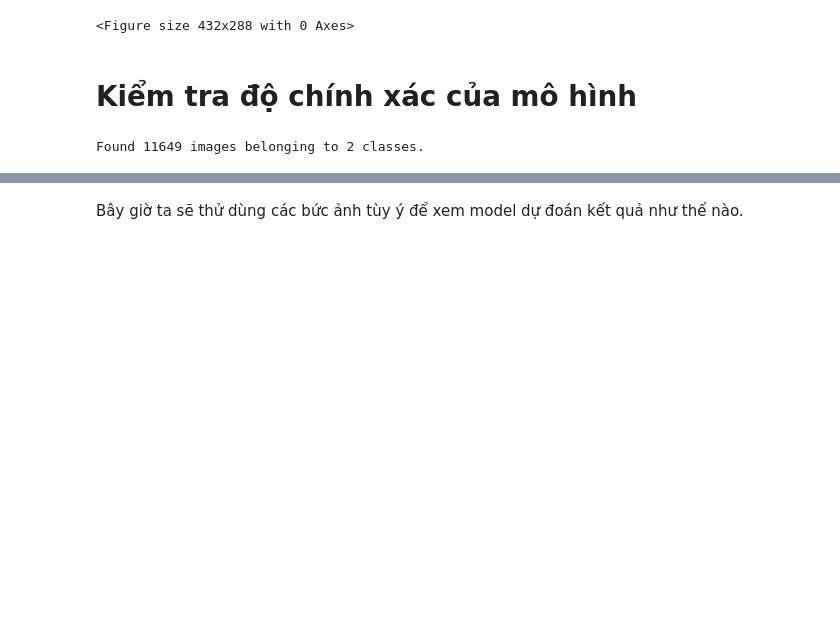
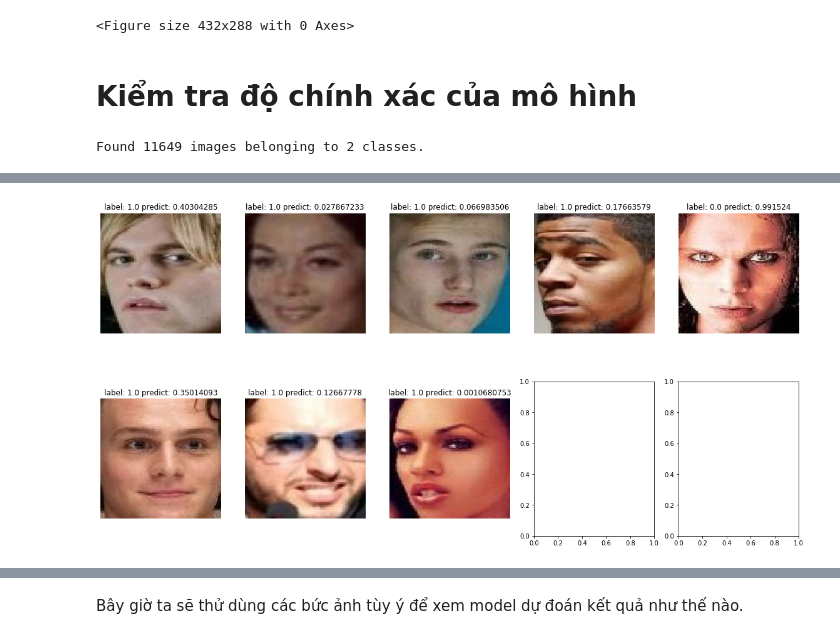
Before and after one commit to huynhdoanho/p4ds, a Jupyter notebook: newest.ipynb, the cells around one changed output, grey strips where cells are left out. Saved outputs shown, nothing was run; the diff lists cells and outputs as text; code cells hidden in the pictures; blank space fills up the shorter version.

```diff
--- a/newest.ipynb
+++ b/newest.ipynb
@@ -293,7 +290,7 @@ plt.figure()
 # **Kiểm tra độ chính xác của mô hình**
 # %%
 test_datagen1 = ImageDataGenerator(rescale=1./255)
-test_generator = test_datagen1.flow_from_directory(
+test_gen = test_datagen1.flow_from_directory(
 '/content/data/Validation',
 target_size=(150,150),
 batch_size=128,
@@ -311,6 +312,7 @@ test_loss: 0.14636677503585815
 # %%
 batch_num=random.randrange(len(test_gen))
-predict=model.predict(test_gen[batch_num][0]).reshape(-1).round()
+poss_pre=model.predict(test_gen[batch_num][0]).reshape(-1)
+predict=poss_pre.round()
 label=test_gen[batch_num][1]
 diff_arr=abs(predict - label)
 diff_num=int(sum(abs(predict - label)))
@@ -321,7 +323,7 @@ col=0
 for i in range(len(diff_arr)):
   if diff_arr[i] != 0:
     pic[row][col].imshow(test_gen[batch_num][0][i])
-    pic[row][col].set_title('label: '+str(label[i])+ ' predict: '+str(predict[i]))
+    pic[row][col].set_title('label: '+str(label[i])+ ' predict: '+str(poss_pre[i]))
     pic[row][col].axis("off")
     col=col+1
     if col==5:
@@ -332,0 +336 @@ NameError: ignored
+[figure, added]
```
Also changed, not shown: parts of 14 cells of this notebook.
